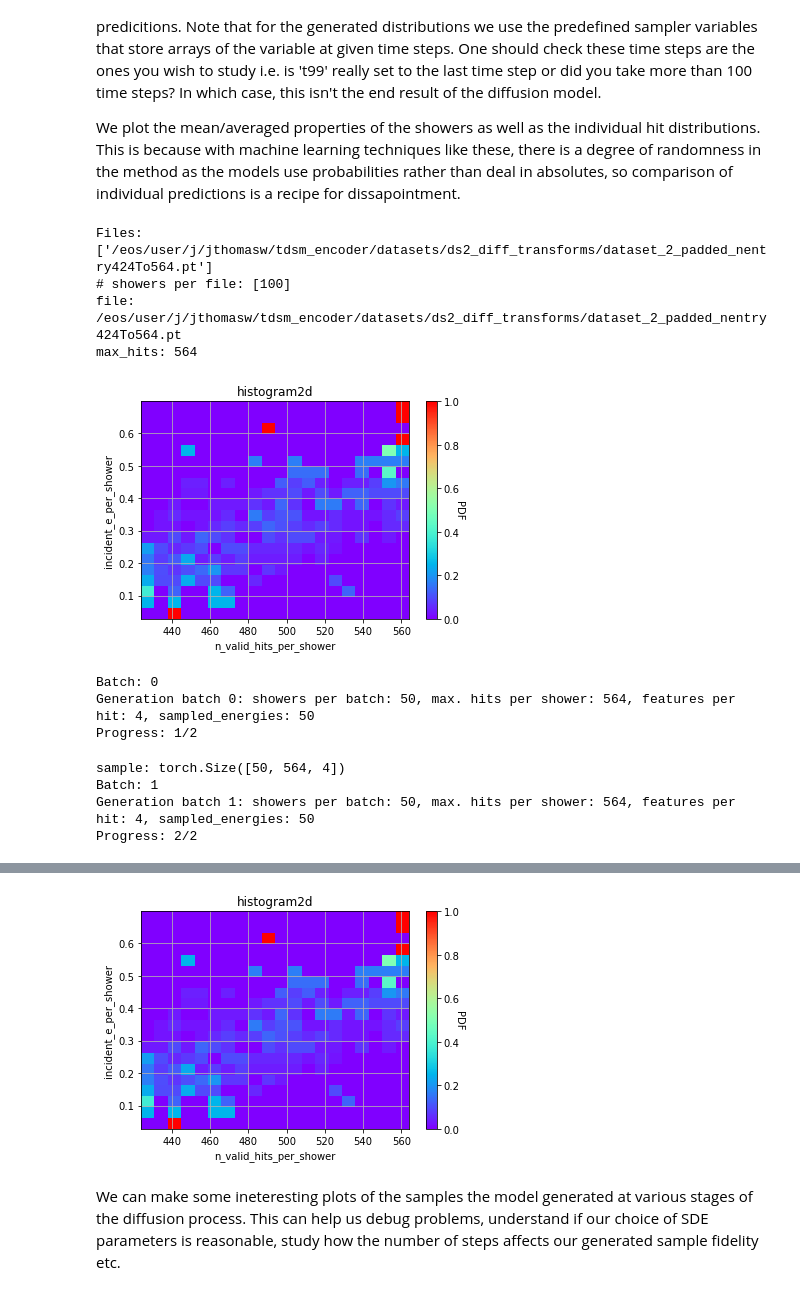
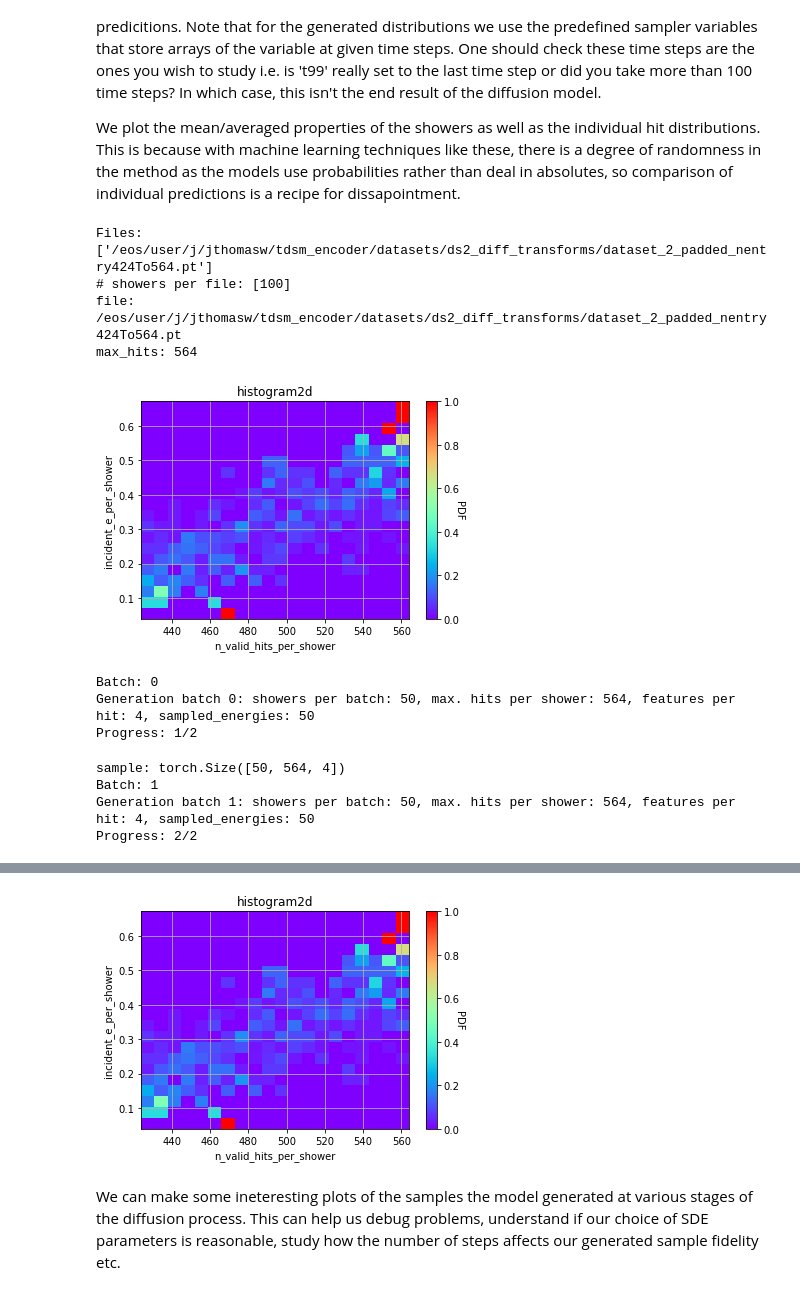
Before and after one commit to vincentchen566/tdsm_encoder, a Jupyter notebook: notebooks/6_sampling.ipynb, the cells around one changed output, grey strips where cells are left out. Drawn from its saved outputs; the diff is of its cells as text; code cells hidden in the pictures.

```diff
--- a/notebooks/6_sampling.ipynb
+++ b/notebooks/6_sampling.ipynb
@@ -145,7 +145,7 @@ if not os.path.exists(output_directory):
 
 # Load saved model
 #model.load_state_dict(torch.load('/eos/user/j/jthomasw/tdsm_encoder/notebooks/training_20231221_1331_ds2_diff_transforms/ckpt_tmp_199.pth', map_location=device))
-model.load_state_dict(torch.load('/eos/user/j/jthomasw/tdsm_encoder/notebooks/training_20240102_2128_ds2_diff_transforms/ckpt_tmp_199.pth', map_location=device))
+model.load_state_dict(torch.load('/eos/user/j/jthomasw/tdsm_encoder/notebooks/training_20240104_1305_ds2_diff_transforms/ckpt_tmp_199.pth', map_location=device))
 
 model.to(device)
 
@@ -307,35 +307,35 @@ for file_idx in range(len(files_list_)):
         print(f'Generation batch {i}: showers per batch: {gen_hit.shape[0]}, max. hits per shower: {gen_hit.shape[1]}, features per hit: {gen_hit.shape[2]}, sampled_energies: {len(sampled_energies)}')
         sys.stdout.write('\r')
         sys.stdout.write("Progress: %d/%d" % ((i+1), len(gen_hits_loader)))
         sys.stdout.flush()
 
         # Run reverse diffusion sampler on showers of random noise + zero-padded hits
         #generative = sampler(model, marginal_prob_std_fn, diffusion_coeff_fn, sampled_energies, gen_hit, batch_size=gen_hit.shape[0])
-        generative = sampler(model, sampled_energies, gen_hit, batch_size=gen_hit.shape[0], addmask=1)
+        generative = sampler(model, sampled_energies, gen_hit, batch_size=gen_hit.shape[0], diffusion_on_mask=False)
 
         # Create first sample or concatenate sample to sample list
         if i == 0:
             sample = generative
         else:
             sample = torch.cat([sample,generative])
 
         print(f'sample: {sample.shape}')
 
     sample_np = sample.cpu().numpy()
 
     for i in range(len(sample_np)):
         # The output of the sampler has nhits == max hits (do we want to remove these here or during the diffusion?)
         tmp_sample = sample_np[i]#[:nhits[i]]
         sample_.append(torch.tensor(tmp_sample))
 
 print(f'sample_: {len(sample_)}, sampled_ine: {len(sampled_ine)}')
 torch.save([sample_,sampled_ine], os.path.join(output_directory, 'sample.pt'))
 # %% [output]
 Files: ['/eos/user/j/jthomasw/tdsm_encoder/datasets/ds2_diff_transforms/dataset_2_padded_nentry424To564.pt']
 # showers per file: [100]
 file: /eos/user/j/jthomasw/tdsm_encoder/datasets/ds2_diff_transforms/dataset_2_padded_nentry424To564.pt
 max_hits: 564
-[figure, old version]
+[figure, new version]
 Batch: 0
 Generation batch 0: showers per batch: 50, max. hits per shower: 564, features per hit: 4, sampled_energies: 50
 Progress: 1/2
@@ -350,4 +350,4 @@ Wall time: 56 s
-[figure, old version]
+[figure, new version]
 # %% [markdown]
 We can make some ineteresting plots of the samples the model generated at various stages of the diffusion process. This can help us debug problems, understand if our choice of SDE parameters is reasonable, study how the number of steps affects our generated sample fidelity etc.
 # %%
```
Also changed, not shown: parts of 4 cells of this notebook, 3 other files.
